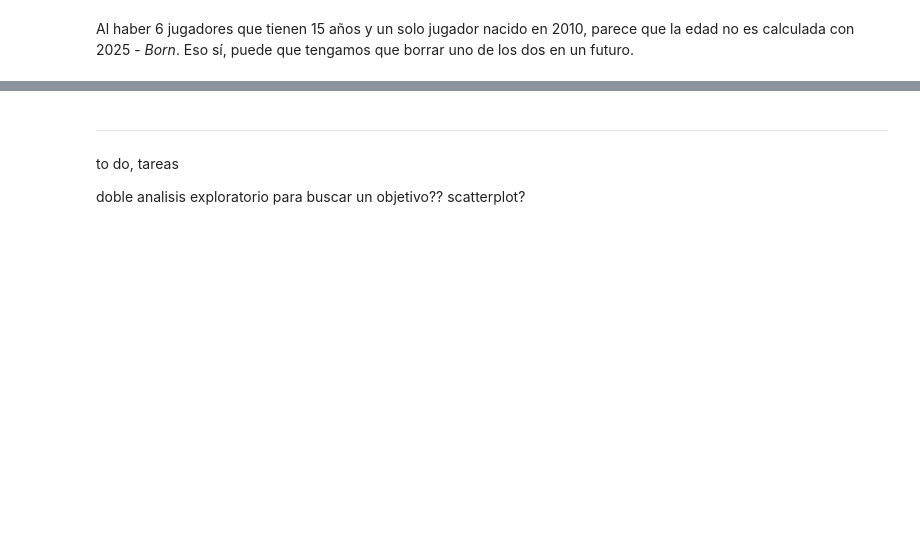
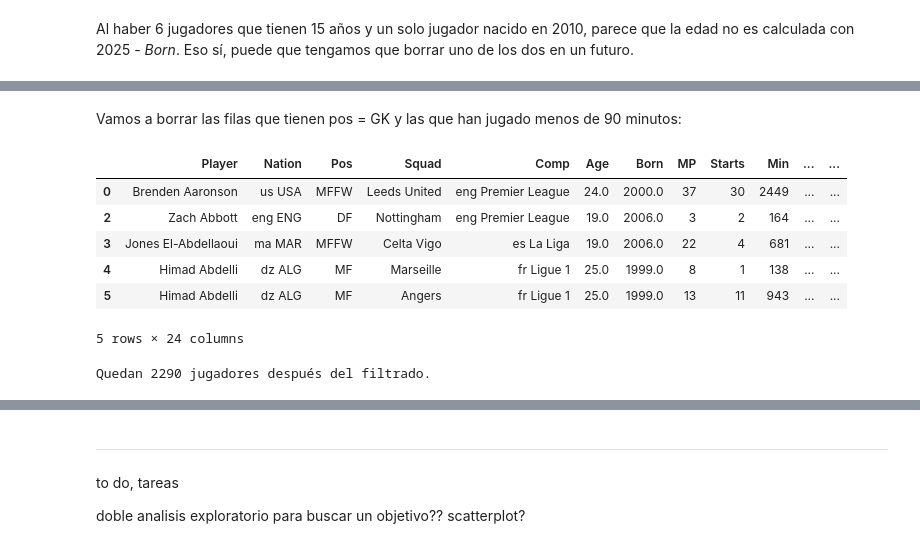
Before and after one commit to alexalvrz-yeah/Proyecto-Fusball, a Jupyter notebook: notebooks/fussball.ipynb, the cells around one changed output, grey strips where cells are left out. Saved outputs shown, nothing was run; the diff lists cells and outputs as text; code cells hidden in the pictures; blank space fills up the shorter version.

```diff
--- a/notebooks/fussball.ipynb
+++ b/notebooks/fussball.ipynb
@@ -190,0 +223,15 @@ _90s_ : Minutos jugados dividido por 90. Parece que no se cuentan los minutos ju
+# %% [markdown]
+Vamos a borrar las filas que tienen pos = GK y las que han jugado menos de 90 minutos:
+# %%
+df_filtrado = df[(df['Pos'] != 'GK') & (df['Min'] >= 90)]
+display(df_filtrado.head())
+print(f"Quedan {df_filtrado.shape[0]} jugadores después del filtrado.")
+# %% [output]
+|  | Player | Nation | Pos | Squad | Comp | Age | Born | MP | Starts | Min | ... | ... |
+| 0 | Brenden Aaronson | us USA | MFFW | Leeds United | eng Premier League | 24.0 | 2000.0 | 37 | 30 | 2449 | ... | ... |
+| 2 | Zach Abbott | eng ENG | DF | Nottingham | eng Premier League | 19.0 | 2006.0 | 3 | 2 | 164 | ... | ... |
+| 3 | Jones El-Abdellaoui | ma MAR | MFFW | Celta Vigo | es La Liga | 19.0 | 2006.0 | 22 | 4 | 681 | ... | ... |
+| 4 | Himad Abdelli | dz ALG | MF | Marseille | fr Ligue 1 | 25.0 | 1999.0 | 8 | 1 | 138 | ... | ... |
+| 5 | Himad Abdelli | dz ALG | MF | Angers | fr Ligue 1 | 25.0 | 1999.0 | 13 | 11 | 943 | ... | ... |
+5 rows × 24 columns
+Quedan 2290 jugadores después del filtrado.
```
Also changed, not shown: parts of 37 cells of this notebook.
